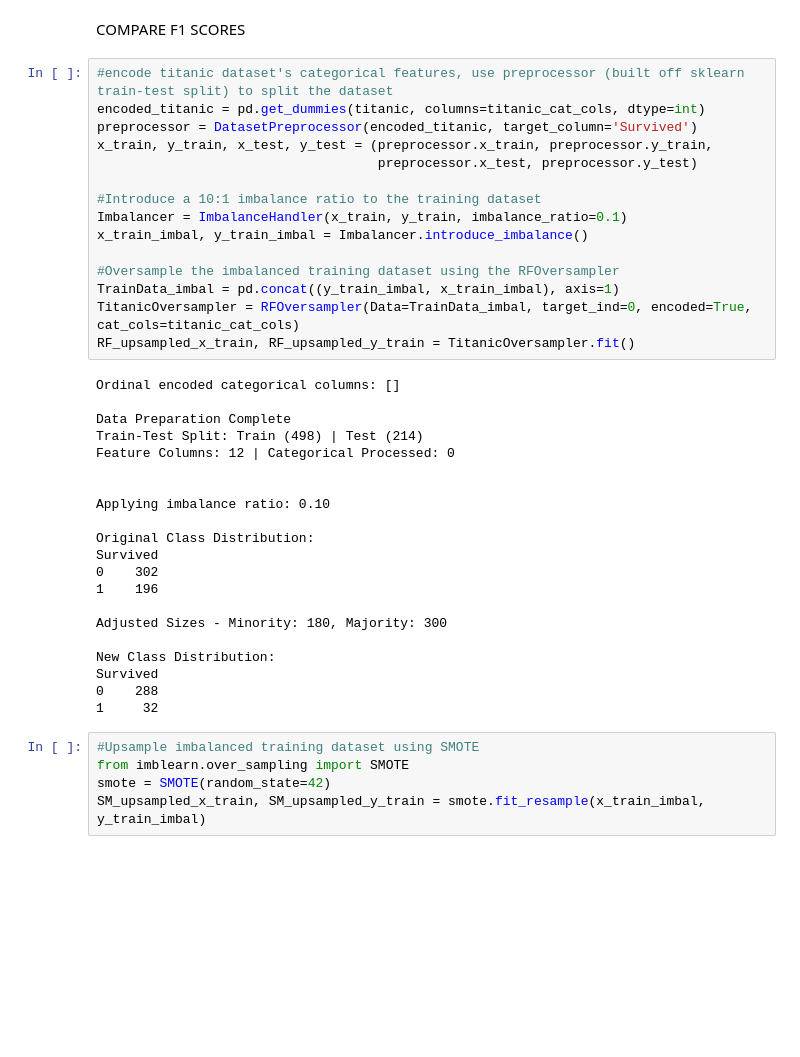
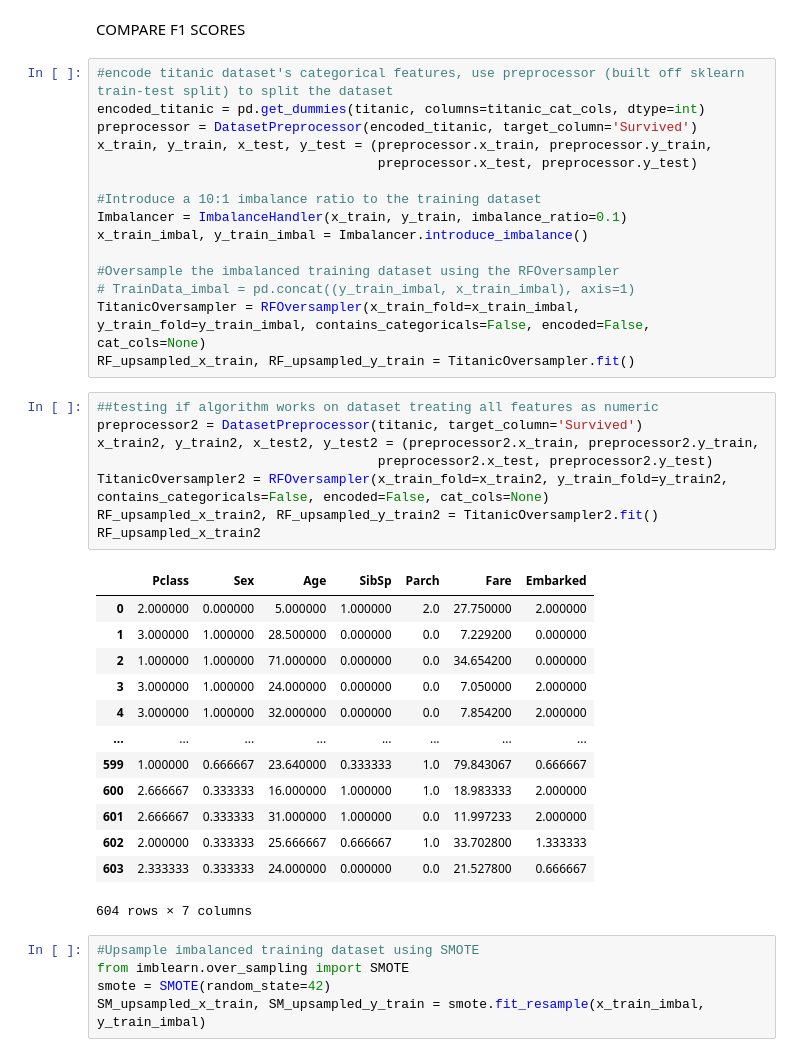
Before and after one commit to rhodes-byu/RF-Overample, a Jupyter notebook: rfoversample-testing2.ipynb, the cells around one changed output. Cells and saved outputs as stored; diff of their text form; blank space fills up the shorter version.

```diff
--- a/rfoversample-testing2.ipynb
+++ b/rfoversample-testing2.ipynb
@@ -33,30 +33,31 @@ Imbalancer = ImbalanceHandler(x_train, y_train, imbalance_ratio=0.1)
 x_train_imbal, y_train_imbal = Imbalancer.introduce_imbalance()
 
 #Oversample the imbalanced training dataset using the RFOversampler
-TrainData_imbal = pd.concat((y_train_imbal, x_train_imbal), axis=1)
-TitanicOversampler = RFOversampler(Data=TrainData_imbal, target_ind=0, encoded=True, cat_cols=titanic_cat_cols)
+# TrainData_imbal = pd.concat((y_train_imbal, x_train_imbal), axis=1)
+TitanicOversampler = RFOversampler(x_train_fold=x_train_imbal, y_train_fold=y_train_imbal, contains_categoricals=False, encoded=False, cat_cols=None)
 RF_upsampled_x_train, RF_upsampled_y_train = TitanicOversampler.fit()
-# %% [output]
-Ordinal encoded categorical columns: []
-
-Data Preparation Complete
-Train-Test Split: Train (498) | Test (214)
-Feature Columns: 12 | Categorical Processed: 0
-
-
-Applying imbalance ratio: 0.10
-
-Original Class Distribution:
-Survived
-0    302
-1    196
-
-Adjusted Sizes - Minority: 180, Majority: 300
-
-New Class Distribution:
-Survived
-0    288
-1     32
+# %%
+##testing if algorithm works on dataset treating all features as numeric
+preprocessor2 = DatasetPreprocessor(titanic, target_column='Survived')
+x_train2, y_train2, x_test2, y_test2 = (preprocessor2.x_train, preprocessor2.y_train,
+                                    preprocessor2.x_test, preprocessor2.y_test)
+TitanicOversampler2 = RFOversampler(x_train_fold=x_train2, y_train_fold=y_train2, contains_categoricals=False, encoded=False, cat_cols=None)
+RF_upsampled_x_train2, RF_upsampled_y_train2 = TitanicOversampler2.fit()
+RF_upsampled_x_train2
+# %% [output]
+|  | Pclass | Sex | Age | SibSp | Parch | Fare | Embarked |
+| 0 | 2.000000 | 0.000000 | 5.000000 | 1.000000 | 2.0 | 27.750000 | 2.000000 |
+| 1 | 3.000000 | 1.000000 | 28.500000 | 0.000000 | 0.0 | 7.229200 | 0.000000 |
+| 2 | 1.000000 | 1.000000 | 71.000000 | 0.000000 | 0.0 | 34.654200 | 0.000000 |
+| 3 | 3.000000 | 1.000000 | 24.000000 | 0.000000 | 0.0 | 7.050000 | 2.000000 |
+| 4 | 3.000000 | 1.000000 | 32.000000 | 0.000000 | 0.0 | 7.854200 | 2.000000 |
+| ... | ... | ... | ... | ... | ... | ... | ... |
+| 599 | 1.000000 | 0.666667 | 23.640000 | 0.333333 | 1.0 | 79.843067 | 0.666667 |
+| 600 | 2.666667 | 0.333333 | 16.000000 | 1.000000 | 1.0 | 18.983333 | 2.000000 |
+| 601 | 2.666667 | 0.333333 | 31.000000 | 1.000000 | 0.0 | 11.997233 | 2.000000 |
+| 602 | 2.000000 | 0.333333 | 25.666667 | 0.666667 | 1.0 | 33.702800 | 1.333333 |
+| 603 | 2.333333 | 0.333333 | 24.000000 | 0.000000 | 0.0 | 21.527800 | 0.666667 |
+604 rows × 7 columns
 # %%
 #Upsample imbalanced training dataset using SMOTE
 from imblearn.over_sampling import SMOTE
```
Also changed, not shown: parts of 3 cells of this notebook, 5 other files.
